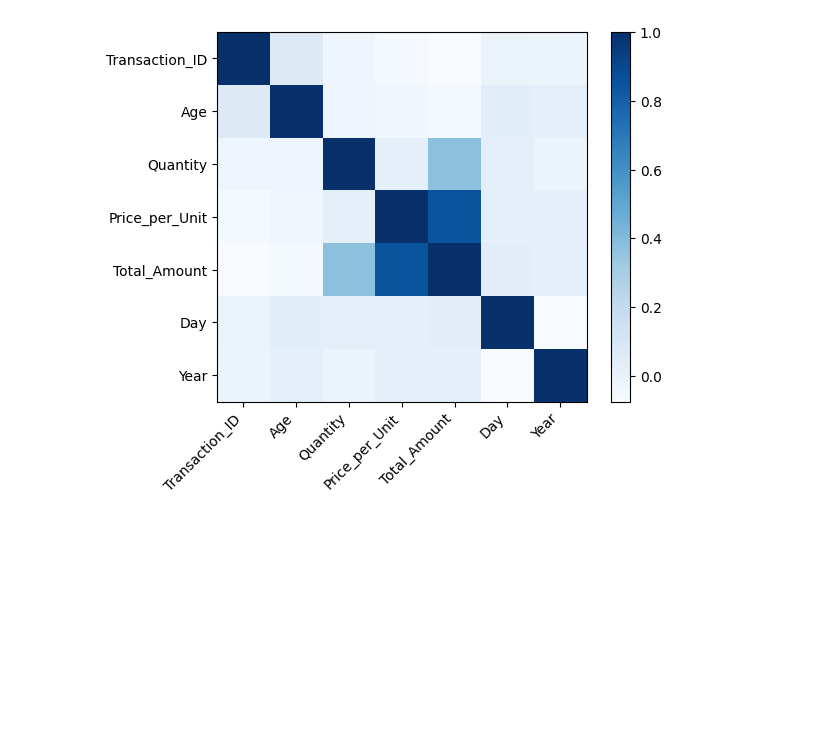
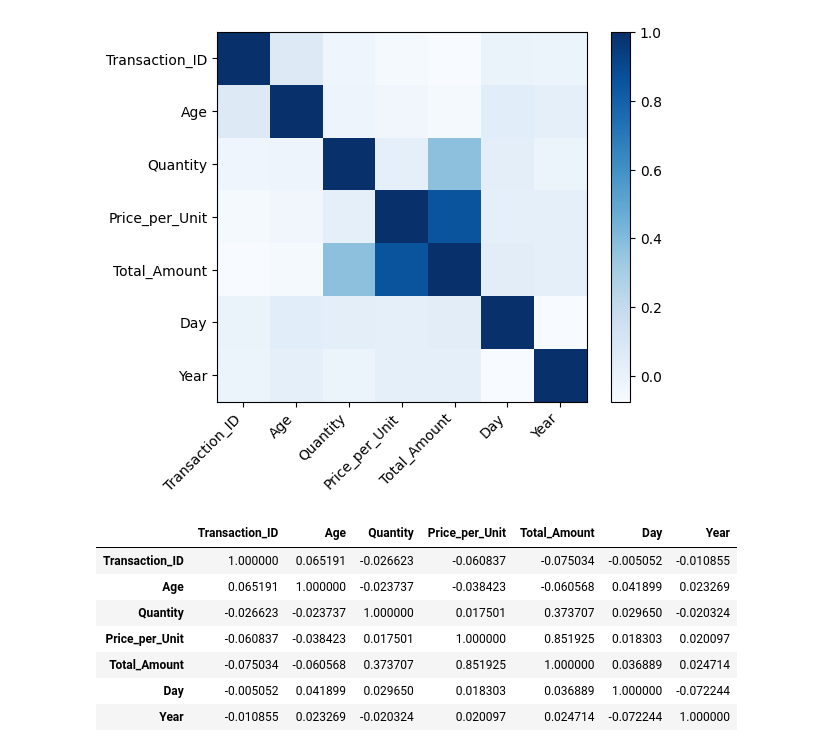
Before and after one commit to Audrey6/AnalyzingSalesPython, a Jupyter notebook: DataAnalysis.ipynb, the cells around one changed output. Saved outputs shown, nothing was run; the diff lists cells and outputs as text; code cells hidden in the pictures; blank space fills up the shorter version.

```diff
--- a/DataAnalysis.ipynb
+++ b/DataAnalysis.ipynb
@@ -167,3 +167,15 @@ plt.yticks(range(len(matrix)), variables)
 plt.show()
 # %% [output]
 [figure]
+# %%
+core = df.corr(numeric_only = True)
+core
+# %% [output]
+|  | Transaction_ID | Age | Quantity | Price_per_Unit | Total_Amount | Day | Year |
+| Transaction_ID | 1.000000 | 0.065191 | -0.026623 | -0.060837 | -0.075034 | -0.005052 | -0.010855 |
+| Age | 0.065191 | 1.000000 | -0.023737 | -0.038423 | -0.060568 | 0.041899 | 0.023269 |
+| Quantity | -0.026623 | -0.023737 | 1.000000 | 0.017501 | 0.373707 | 0.029650 | -0.020324 |
+| Price_per_Unit | -0.060837 | -0.038423 | 0.017501 | 1.000000 | 0.851925 | 0.018303 | 0.020097 |
+| Total_Amount | -0.075034 | -0.060568 | 0.373707 | 0.851925 | 1.000000 | 0.036889 | 0.024714 |
+| Day | -0.005052 | 0.041899 | 0.029650 | 0.018303 | 0.036889 | 1.000000 | -0.072244 |
+| Year | -0.010855 | 0.023269 | -0.020324 | 0.020097 | 0.024714 | -0.072244 | 1.000000 |
```
